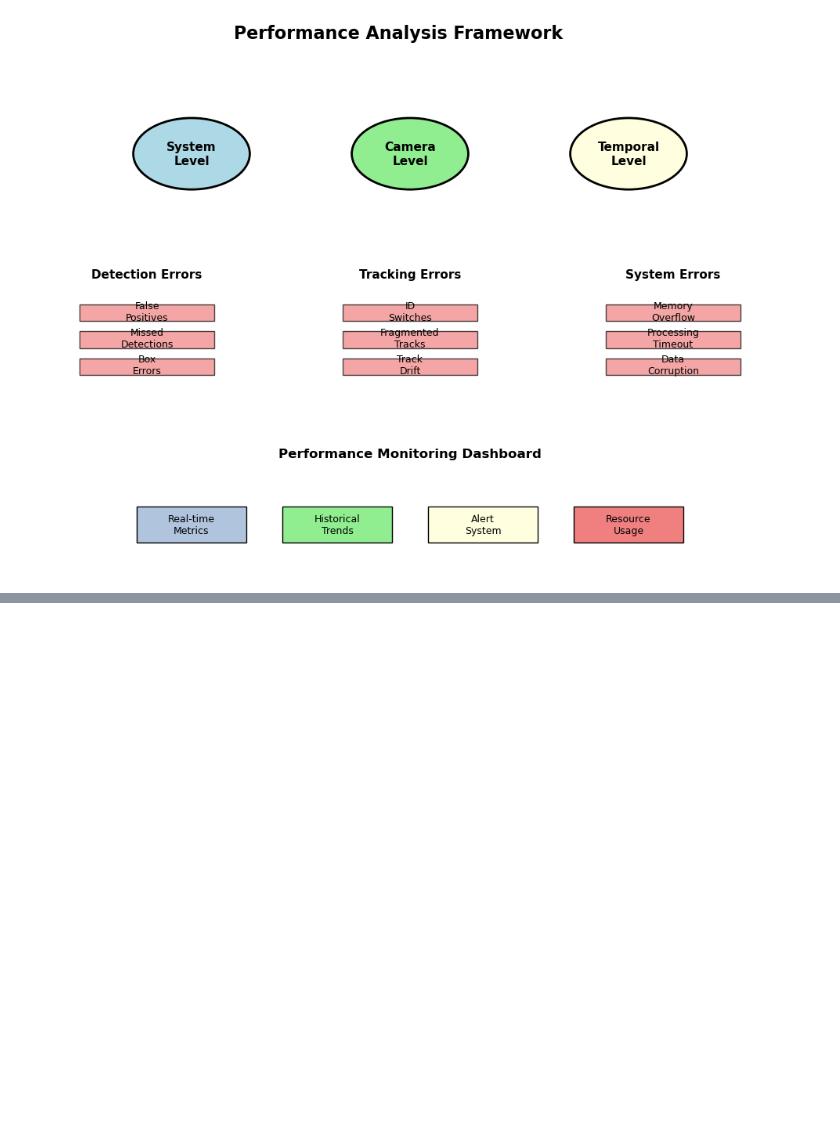
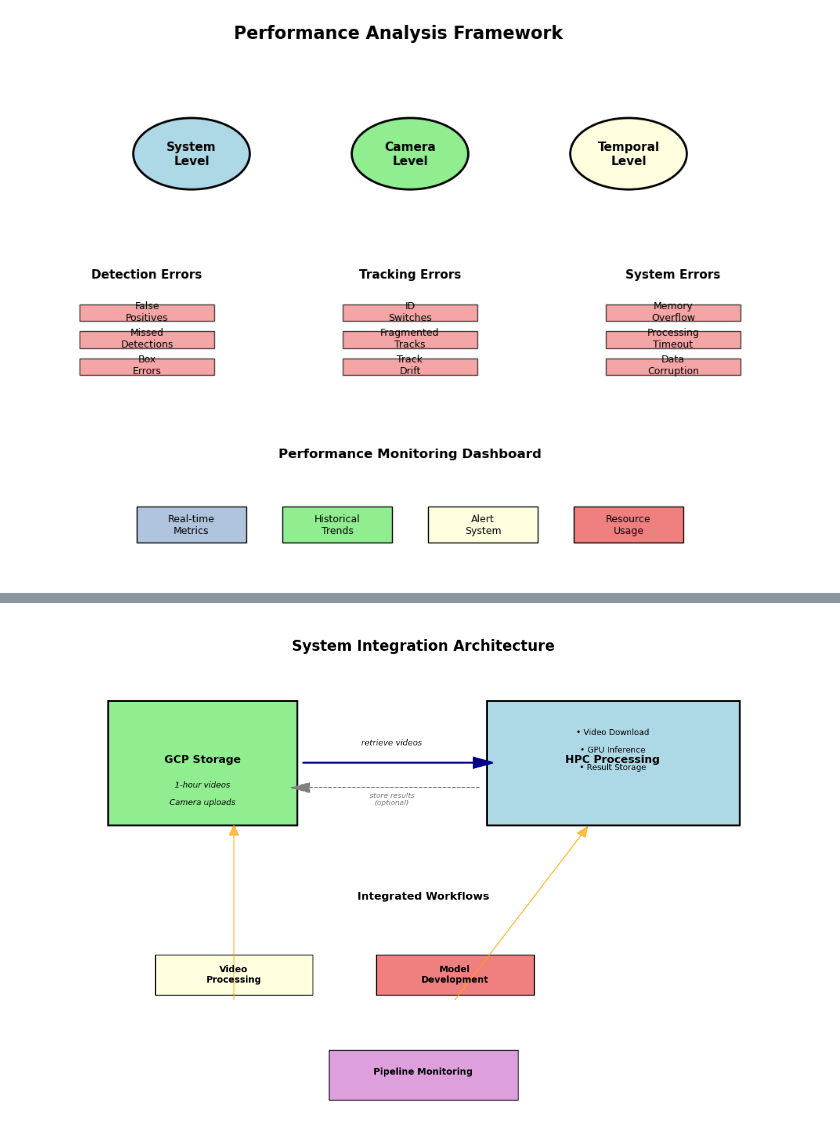
Before and after one commit to iTrauco/data-science-sad, a Jupyter notebook: notebooks/Traffic Vision Multi-Object Tracking - System Analysis and Design Proposal.ipynb, the cells around one changed output, grey strips where cells are left out. Saved outputs shown, nothing was run; the diff lists cells and outputs as text; code cells hidden in the pictures; blank space fills up the shorter version.

```diff
--- a/notebooks/Traffic Vision Multi-Object Tracking - System Analysis and Design Proposal.ipynb
+++ b/notebooks/Traffic Vision Multi-Object Tracking - System Analysis and Design Proposal.ipynb
@@ -1220,0 +1499,79 @@ plt.show()
+# %%
+import matplotlib.pyplot as plt
+import matplotlib.patches as patches
+
+# system integration diagram
+fig, ax = plt.subplots(figsize=(12, 8))
+ax.set_xlim(0, 12)
+ax.set_ylim(0, 10)
+ax.axis('off')
+
+# title
+ax.text(6, 9.5, 'System Integration Architecture',
+        ha='center', fontsize=16, fontweight='bold')
+
+# gcp storage
+gcp_box = patches.Rectangle((1, 6), 3, 2.5,
+                          facecolor='lightgreen', edgecolor='black', linewidth=2)
+ax.add_patch(gcp_box)
+ax.text(2.5, 7.25, 'GCP Storage', ha='center', fontsize=12, fontweight='bold')
+ax.text(2.5, 6.75, '1-hour videos', ha='center', fontsize=9, style='italic')
+ax.text(2.5, 6.4, 'Camera uploads', ha='center', fontsize=9, style='italic')
+
+# hpc processing
+hpc_box = patches.Rectangle((7, 6), 4, 2.5,
+                          facecolor='lightblue', edgecolor='black', linewidth=2)
+ax.add_patch(hpc_box)
+ax.text(9, 7.25, 'HPC Processing', ha='center', fontsize=12, fontweight='bold')
+
+# hpc components
+components = ['Video Download', 'GPU Inference', 'Result Storage']
+for i, comp in enumerate(components):
+    y = 7.8 - i * 0.35
+    ax.text(9, y, f'• {comp}', ha='center', fontsize=9)
+
+# workflows
+workflow_y = 4
+ax.text(6, workflow_y + 0.5, 'Integrated Workflows', ha='center',
+        fontsize=12, fontweight='bold')
+
+# workflow boxes
+workflows = [
+    (3, workflow_y - 1, 2.5, 0.8, 'Video\nProcessing', 'lightyellow'),
+    (6.5, workflow_y - 1, 2.5, 0.8, 'Model\nDevelopment', 'lightcoral')
+]
+
+for x, y, w, h, text, color in workflows:
+    rect = patches.Rectangle((x-w/2, y-h/2), w, h,
+                           facecolor=color, edgecolor='black', linewidth=1)
+    ax.add_patch(rect)
+    ax.text(x, y, text, ha='center', va='center', fontsize=10, fontweight='bold')
+
+# arrows showing data flow
+# gcp to hpc
+ax.arrow(4.1, 7.25, 2.7, 0, head_width=0.2, head_length=0.3,
+        fc='darkblue', ec='darkblue', linewidth=2)
+ax.text(5.5, 7.6, 'retrieve videos', ha='center', fontsize=9, style='italic')
+
+# hpc back to gcp (optional)
+ax.arrow(6.9, 6.75, -2.7, 0, head_width=0.2, head_length=0.3,
+        fc='gray', ec='gray', linewidth=1, linestyle='--')
+ax.text(5.5, 6.4, 'store results\n(optional)', ha='center', fontsize=8,
+        style='italic', color='gray')
+
+# workflow connections
+ax.arrow(3, 2.5, 0, 3.3, head_width=0.15, head_length=0.2,
+        fc='orange', ec='orange', alpha=0.7)
+ax.arrow(6.5, 2.5, 2, 3.3, head_width=0.15, head_length=0.2,
+        fc='orange', ec='orange', alpha=0.7)
+
+# monitoring box
+monitor_box = patches.Rectangle((4.5, 0.5), 3, 1,
+                              facecolor='plum', edgecolor='black', linewidth=1)
+ax.add_patch(monitor_box)
+ax.text(6, 1, 'Pipeline Monitoring', ha='center', fontsize=10, fontweight='bold')
+
+plt.tight_layout()
+plt.show()
+# %% [output]
+[figure, added]
```
Also changed, not shown: parts of 7 cells of this notebook.
